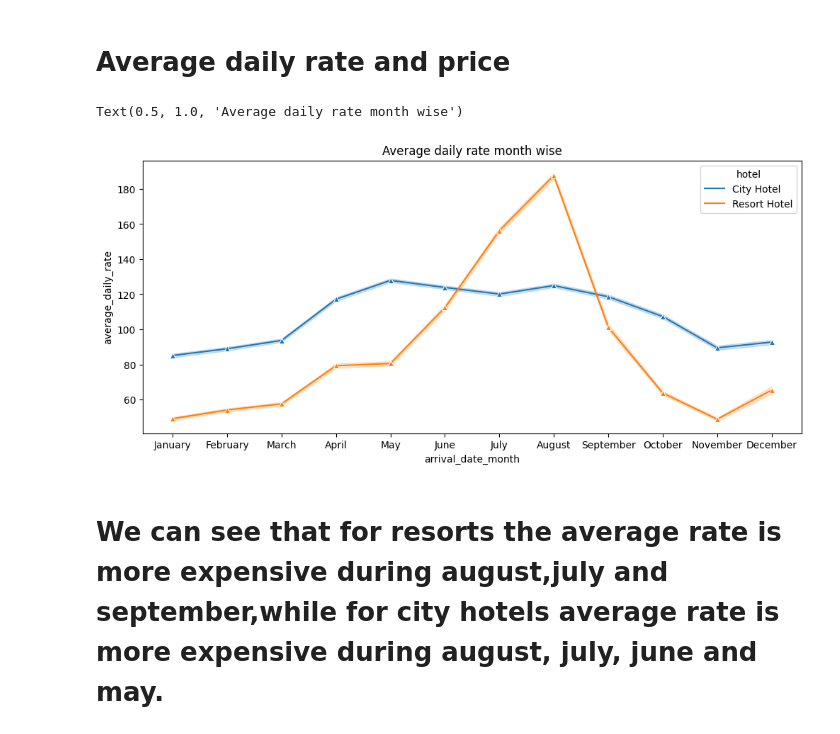
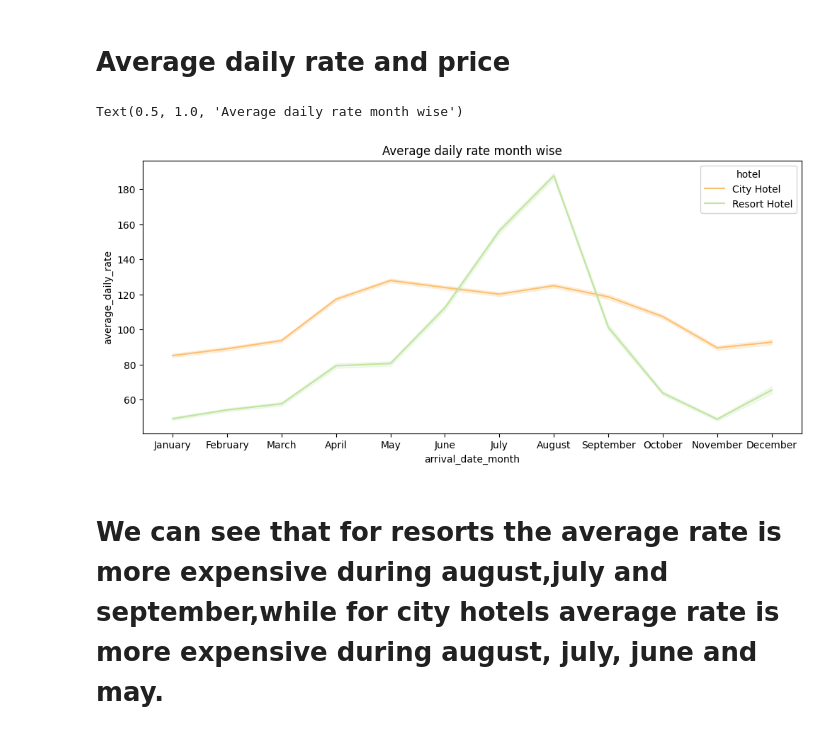
Before and after one commit to vishant750/hotelbookinganalysis, a Jupyter notebook: EDA_Hotel_Analysis.ipynb, the cells around one changed output. Saved outputs shown, nothing was run; the diff lists cells and outputs as text; code cells hidden in the pictures.

```diff
--- a/EDA_Hotel_Analysis.ipynb
+++ b/EDA_Hotel_Analysis.ipynb
@@ -544,11 +544,11 @@ sns.barplot(data=hotel_df,x='hotel',y='days_in_waiting_list',palette='Spectral')
 # %%
 hotel_df['sort by']=hotel_df['arrival_date_month'].map(sorting_dictionary)
 hotel_df.sort_values('sort by',inplace=True)
 plt.figure(figsize=(12,5))
-sns.lineplot(data = hotel_df, x = 'arrival_date_month', y = 'average_daily_rate',sort=True, hue = 'hotel', marker ='^')
+sns.lineplot(data = hotel_df, x = 'arrival_date_month', y = 'average_daily_rate',sort=True, hue = 'hotel',palette='Spectral')
 plt.title('Average daily rate month wise')
 # %% [output]
 Text(0.5, 1.0, 'Average daily rate month wise')
-[figure, old version]
+[figure, new version]
 # %% [markdown]
 # We can see that for resorts the average rate is more expensive during august,july and september,while for city hotels average rate is more expensive during august, july, june and may.
```
Also changed, not shown: parts of 4 cells of this notebook.
